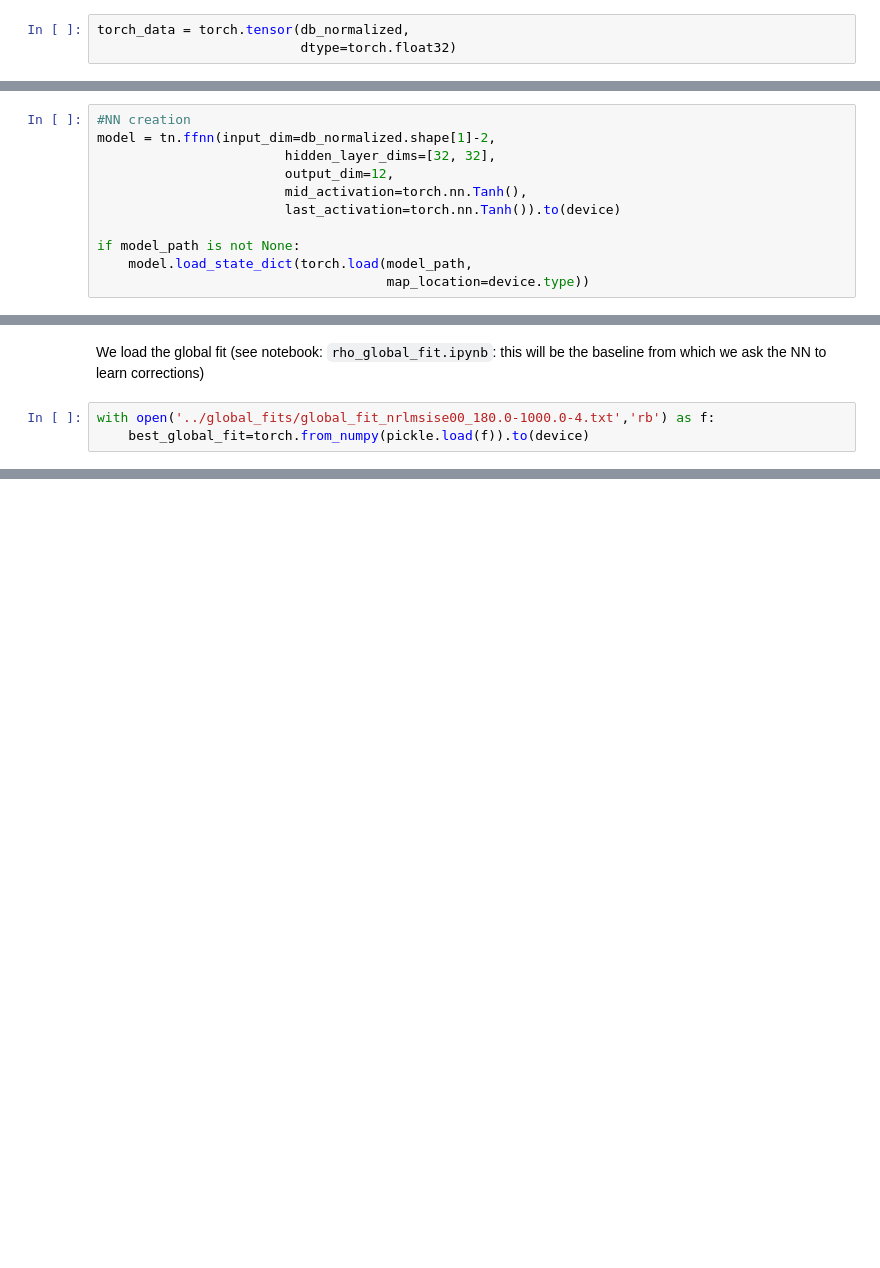
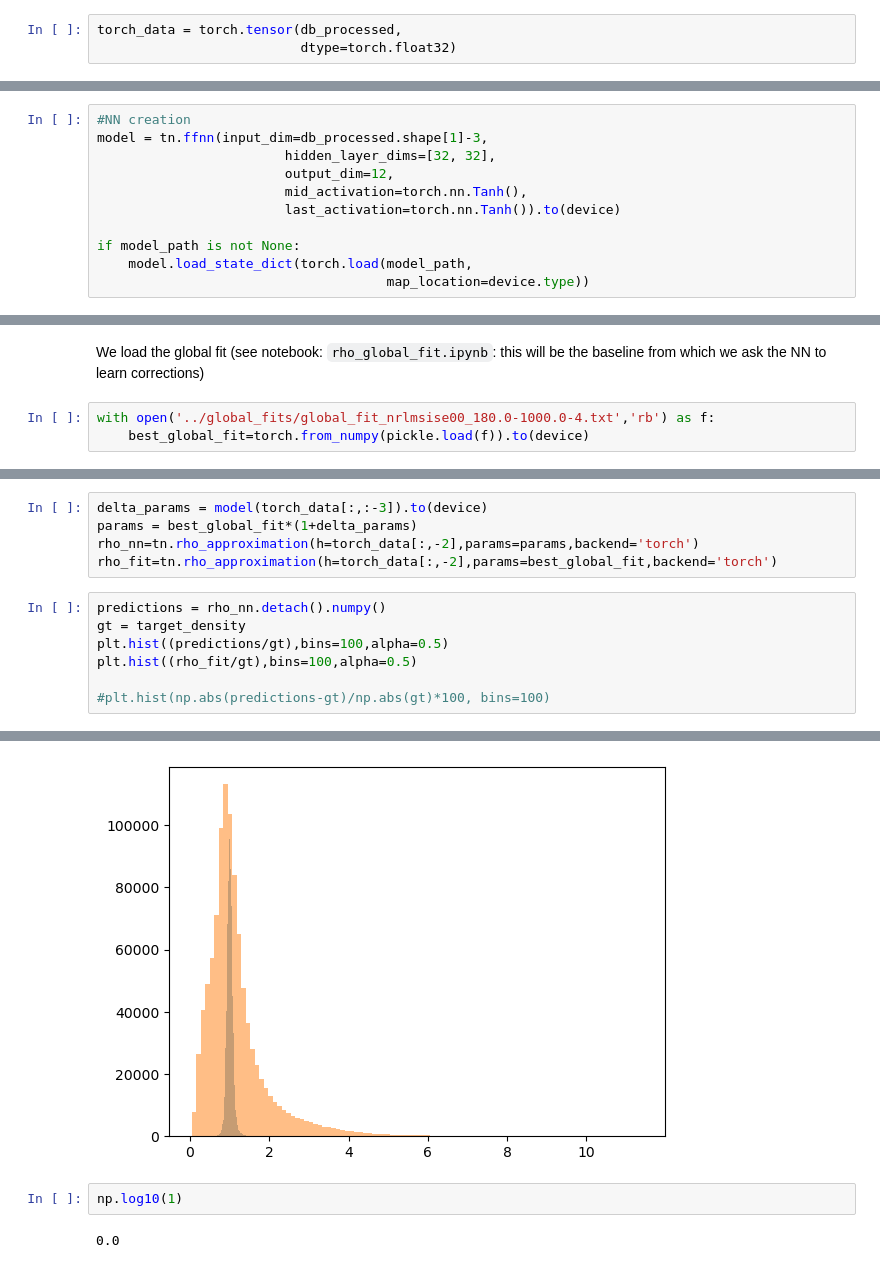
Before and after one commit to esa/thermonets, a Jupyter notebook: notebooks/nrlmsise00_train.ipynb, the cells around one changed output, grey strips where cells are left out. Drawn from its saved outputs; the diff is of its cells as text; blank space fills up the shorter version.

```diff
--- a/notebooks/nrlmsise00_train.ipynb
+++ b/notebooks/nrlmsise00_train.ipynb
@@ -96,7 +96,7 @@ maximum and minimum of target density: 1.712652587471857e-09, 1.9853483043363358
 # %% [markdown]
 ## NN Training
 # %%
-torch_data = torch.tensor(db_normalized,
+torch_data = torch.tensor(db_processed,
                           dtype=torch.float32)
 # %%
 # NN hyperparameters
@@ -112,7 +112,7 @@ dataloader = torch.utils.data.DataLoader(torch_data,
                                          shuffle=True)
 # %%
 #NN creation
-model = tn.ffnn(input_dim=db_normalized.shape[1]-2,
+model = tn.ffnn(input_dim=db_processed.shape[1]-3,
                         hidden_layer_dims=[32, 32],
                         output_dim=12,
                         mid_activation=torch.nn.Tanh(),
@@ -212,0 +213,13 @@ End of epoch 100/100, average RMSE (log10) loss: 0.0043944256836358385, average
+# %%
+delta_params = model(torch_data[:,:-3]).to(device)
+params = best_global_fit*(1+delta_params)
+rho_nn=tn.rho_approximation(h=torch_data[:,-2],params=params,backend='torch')
+rho_fit=tn.rho_approximation(h=torch_data[:,-2],params=best_global_fit,backend='torch')
+# %%
+predictions = rho_nn.detach().numpy()
+gt = target_density
+plt.hist((predictions/gt),bins=100,alpha=0.5)
+plt.hist((rho_fit/gt),bins=100,alpha=0.5)
+
+#plt.hist(np.abs(predictions-gt)/np.abs(gt)*100, bins=100)
+# %% [output]
@@ -212,0 +243,5 @@ End of epoch 100/100, average RMSE (log10) loss: 0.0043944256836358385, average
+[figure, added]
+# %%
+np.log10(1)
+# %% [output]
+0.0
```
Also changed, not shown: parts of 9 cells of this notebook, 2 other files.
